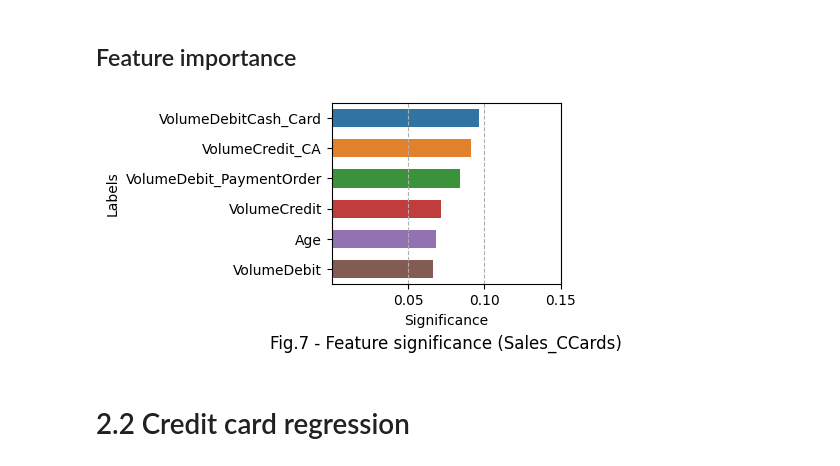
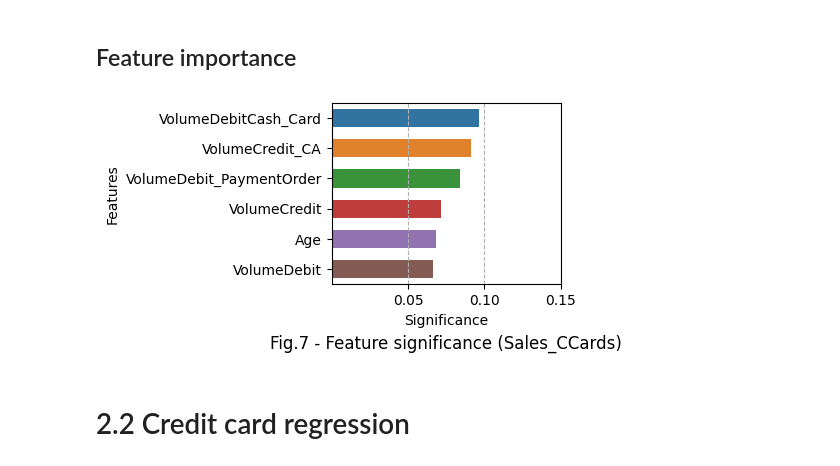
Before and after one commit to Alex1iv/revenue_maximization_strategy, a Jupyter notebook: notebooks/Project.ipynb, the cells around one changed output. Saved outputs shown, nothing was run; the diff lists cells and outputs as text; code cells hidden in the pictures.

```diff
--- a/notebooks/Project.ipynb
+++ b/notebooks/Project.ipynb
@@ -1760,24 +1746,24 @@ with open(full_path, 'wb') as f:
 # %%
 feature_importances_cc = pd.Series(gb_opt_cc.feature_importances_, index=X.columns).sort_values(ascending=False)
 fig_id = 7
 fig, ax = plt.subplots(figsize=(5, 3))
 
 hist = sns.barplot(
     x=feature_importances_cc[:6],
     y=feature_importances_cc.index[:6], width=0.6
 );
 
-hist.set(xlabel='Significance', ylabel='Labels')
+hist.set(xlabel='Significance', ylabel='Features')
 ax.set_title(f'Fig.{fig_id} - Feature significance (Sales_CCards)', y=-0.4);
 
 major_ticks = np.linspace(0.05, 0.15, 3)
 ax.set_xticks(major_ticks)
 ax.xaxis.grid(linestyle='--')
 plt.tight_layout();
 
 plt.savefig(os.path.join(path_figures + f'fig_{fig_id}.png'))
 # %% [output]
-[figure, old version]
+[figure, new version]
 # %% [markdown]
 # 2.2 Credit card regression
 # %% [markdown]
```
Also changed, not shown: parts of 68 cells of this notebook.
